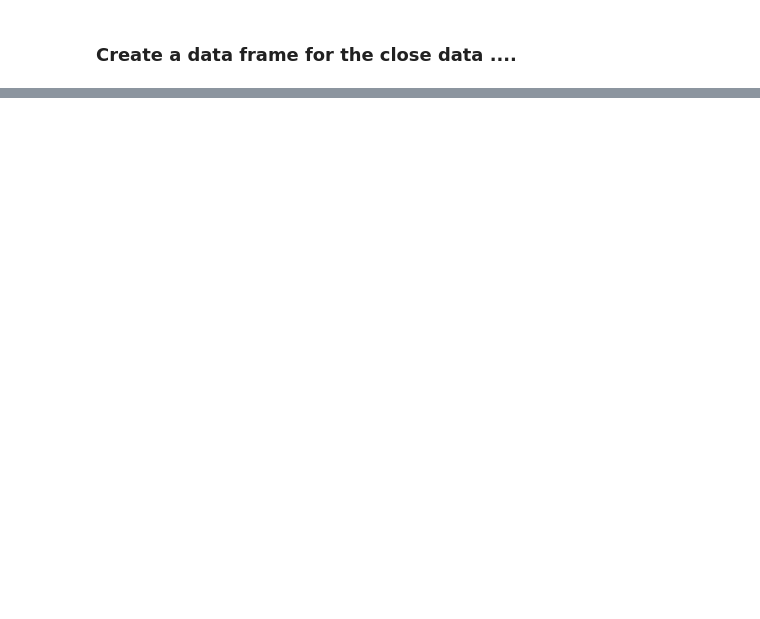
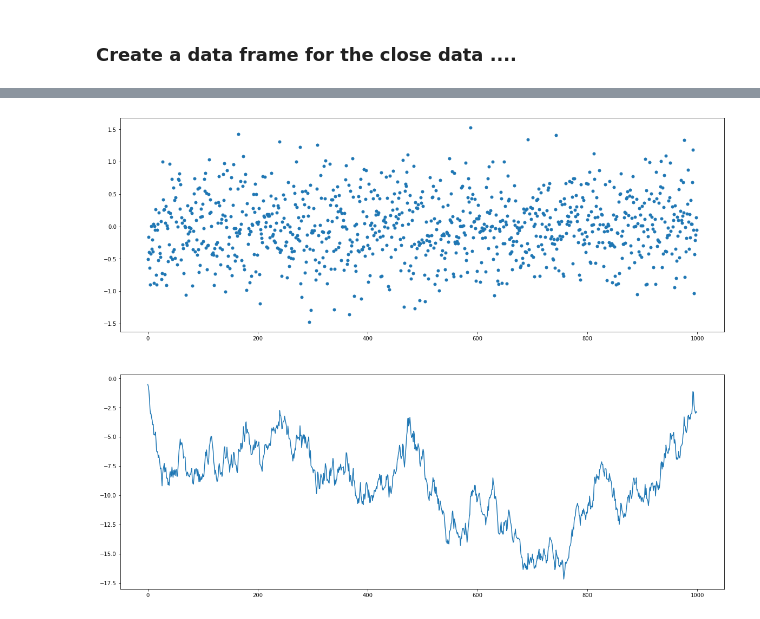
Before and after one commit to AustinCherkas/ECON411REPOSITORY, a Jupyter notebook: In Class Work/Project 7 - Chapter 5 - Probability Distributions.ipynb, the cells around one changed output, grey strips where cells are left out. Saved outputs shown, nothing was run; the diff lists cells and outputs as text; code cells hidden in the pictures; blank space fills up the shorter version.

```diff
--- a/In Class Work/Project 7 - Chapter 5 - Probability Distributions.ipynb
+++ b/In Class Work/Project 7 - Chapter 5 - Probability Distributions.ipynb
@@ -322,0 +206,10 @@ graph_yearly_distributions(price_change_data, stock, density = False)
+# %%
+means_df = pd.DataFrame()
+sd_df = pd.DataFrame()
+for key in dist_avgs:
+# df that centers the distributions at zero by subtracting the mean value from each sample mean
+    mean_df[key] = dist_avgs[key].sub(dist_avgs.mean()[key])
+# Normalize Distributions
+# divide each observation by the distributions standard deviation
+    sd_df[key] = means_df[key] / means_df.std()[key]
+sd_df
@@ -322,0 +284,21 @@ graph_yearly_distributions(price_change_data, stock, density = False)
+# %%
+# single simulation
+
+random_list = [random.normalvariate(0, .5) for i in range(1000)]
+fig, axs = plt.subplots(2, figsize = (20, 16))
+axs[0].plot(random_list, ls = "", marker = ".", markersize = 10)
+
+simulation = []
+for i in range(len(random_list)):
+    val = random_list[i]
+    if i == 0:
+        simulation.append(val)
+    else:
+        # add last value observed in simulation + change (which is val)
+        # this will generate the latest value in the simulation
+        simulation.append(simulation[-1] + val)
+axs[1].plot(simulation)
+plt.show()
+plt.close()
+# %% [output]
+[figure, added]
```
Also changed, not shown: parts of 25 cells of this notebook, 9 other files.
